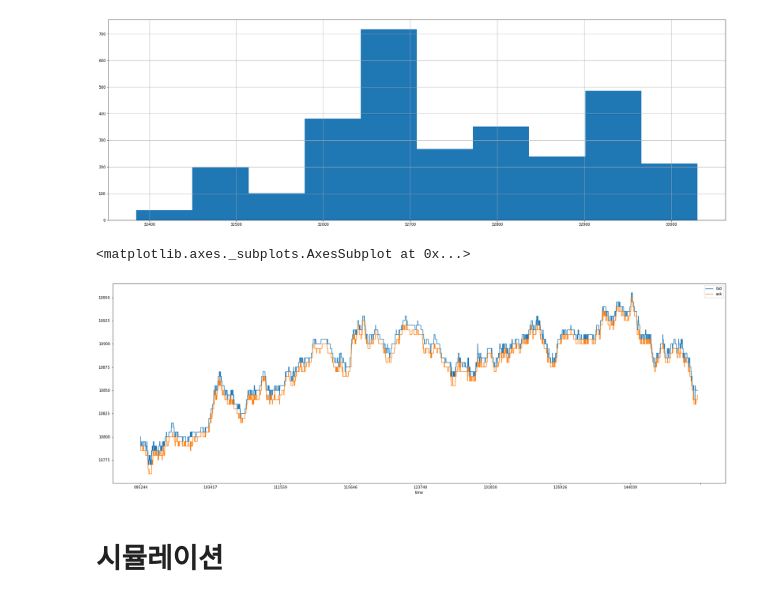
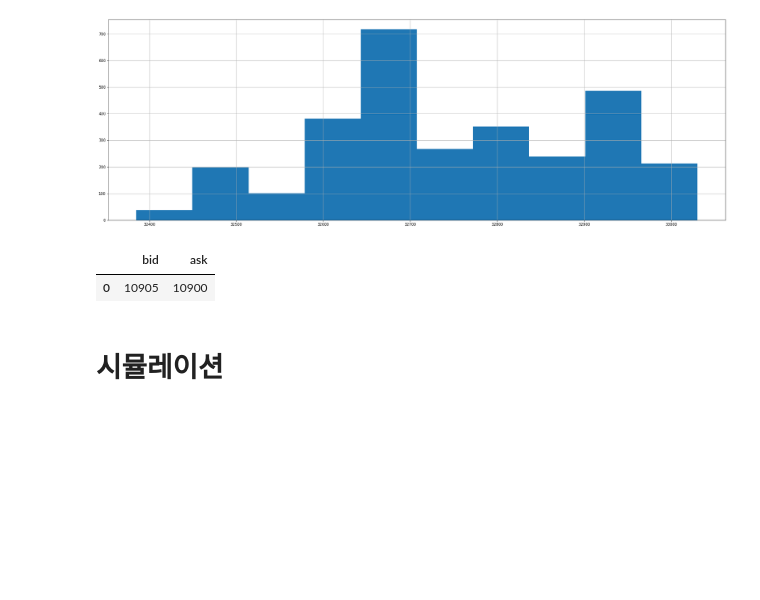
Before and after one commit to hyungchanchoi/AlgorithmTrading_pykiwoom, a Jupyter notebook: analysis/kodex200_samsung_group_analy.ipynb, the cells around one changed output. Cells and saved outputs as stored; diff of their text form; code cells hidden in the pictures; blank space fills up the shorter version.

```diff
--- a/analysis/kodex200_samsung_group_analy.ipynb
+++ b/analysis/kodex200_samsung_group_analy.ipynb
@@ -216,9 +216,9 @@ print(start[:30])
 dtype: int64
 [figure]
 # %%
-samsung_group_bidask.plot()
+samsung_group_bidask.mode()
 # %% [output]
-<matplotlib.axes._subplots.AxesSubplot at 0x...>
-[figure, removed]
+|  | bid | ask |
+| 0 | 10905 | 10900 |
 # %% [markdown]
 # 시뮬레이션
```
Also changed, not shown: parts of 5 cells of this notebook.
